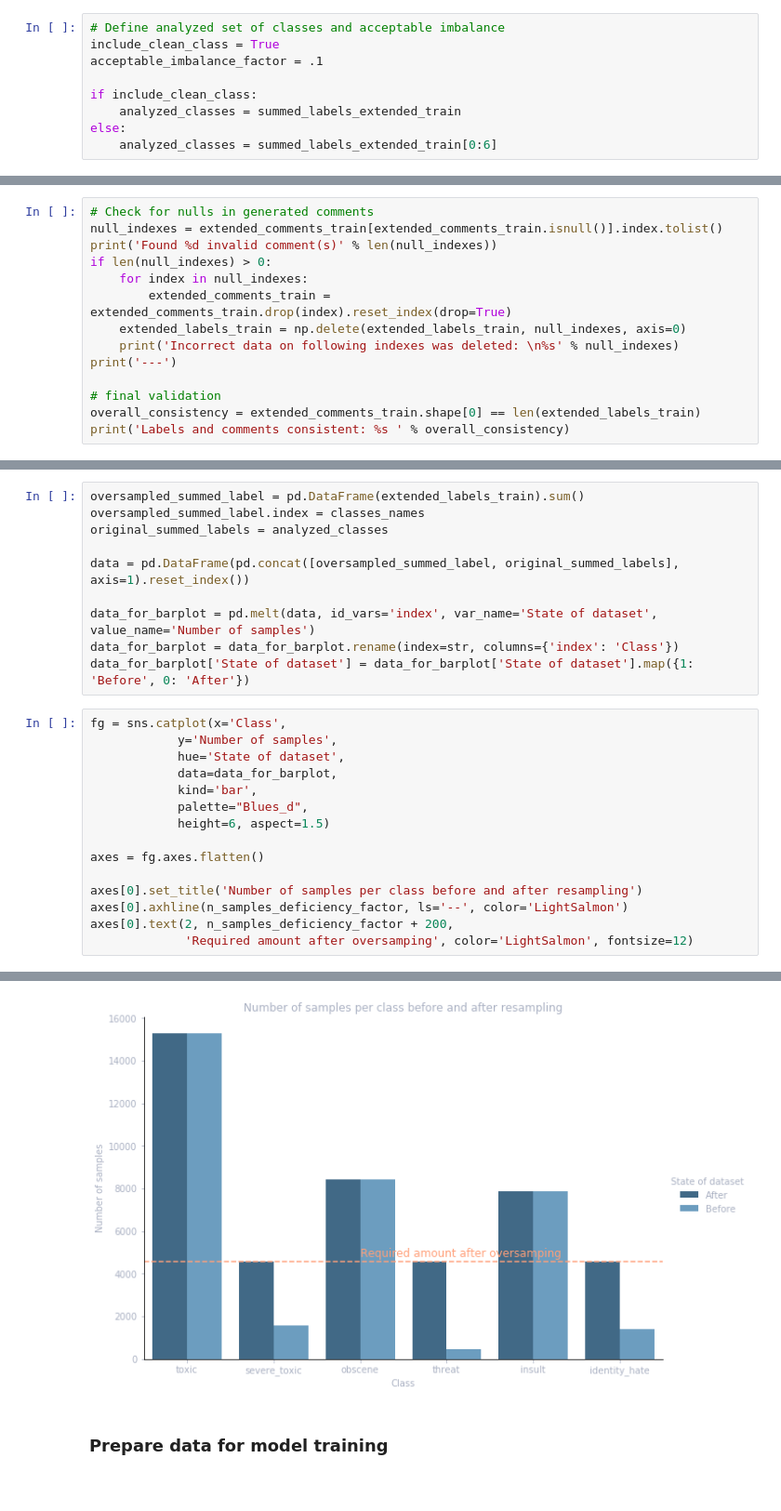
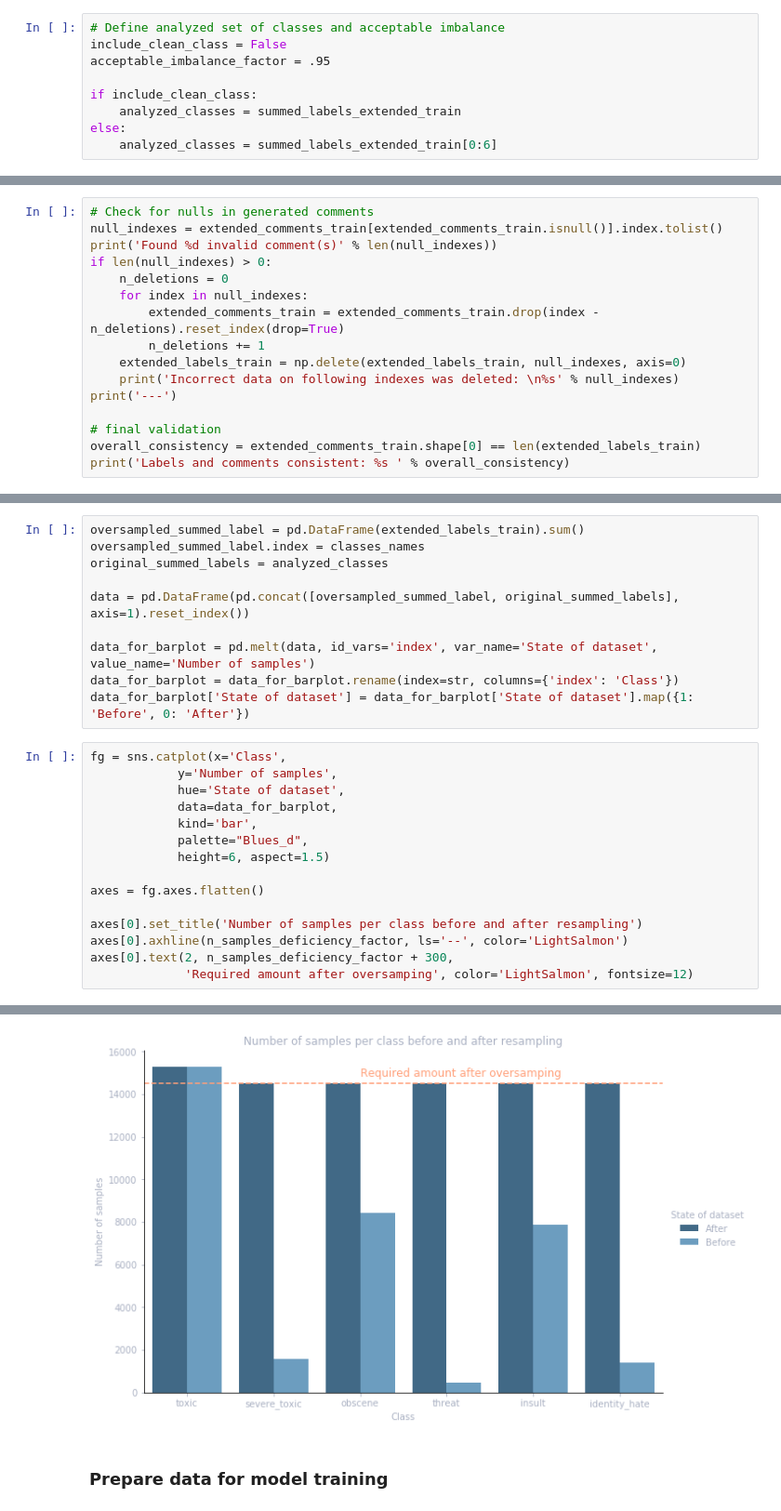
Before and after one commit to zistabar/detox, a Jupyter notebook: notebooks/Detox.ipynb, the cells around one changed output, grey strips where cells are left out. Shown at 93% size. Cells and saved outputs as stored; diff of their text form.

```diff
--- a/notebooks/Detox.ipynb
+++ b/notebooks/Detox.ipynb
@@ -311,8 +320,8 @@ for label in range(len(classes_names)):
     one_hot_targets_assigned[classes_names[label]] = one_hot_targets[label]
 # %%
 # Define analyzed set of classes and acceptable imbalance
-include_clean_class = True
-acceptable_imbalance_factor = .1
+include_clean_class = False
+acceptable_imbalance_factor = .95
 
 if include_clean_class:
     analyzed_classes = summed_labels_extended_train
@@ -468,8 +488,10 @@ Labels consistent after merging : True
 null_indexes = extended_comments_train[extended_comments_train.isnull()].index.tolist()
 print('Found %d invalid comment(s)' % len(null_indexes))
 if len(null_indexes) > 0:
+    n_deletions = 0
     for index in null_indexes:
-        extended_comments_train = extended_comments_train.drop(index).reset_index(drop=True)
+        extended_comments_train = extended_comments_train.drop(index - n_deletions).reset_index(drop=True)
+        n_deletions += 1
     extended_labels_train = np.delete(extended_labels_train, null_indexes, axis=0)
     print('Incorrect data on following indexes was deleted: \n%s' % null_indexes)
 print('---')
@@ -506,6 +530,6 @@ axes = fg.axes.flatten()
 
 axes[0].set_title('Number of samples per class before and after resampling')
 axes[0].axhline(n_samples_deficiency_factor, ls='--', color='LightSalmon')
-axes[0].text(2, n_samples_deficiency_factor + 200,
+axes[0].text(2, n_samples_deficiency_factor + 300,
              'Required amount after oversamping', color='LightSalmon', fontsize=12)
 # %% [output]
@@ -513,4 +537,4 @@ Text(2,4788.2,'Required amount after oversamping')
-[figure, old version]
+[figure, new version]
 # %% [markdown]
 ### Prepare data for model training
 # %% [markdown]
```
Also changed, not shown: parts of 24 cells of this notebook, 19 other files.
